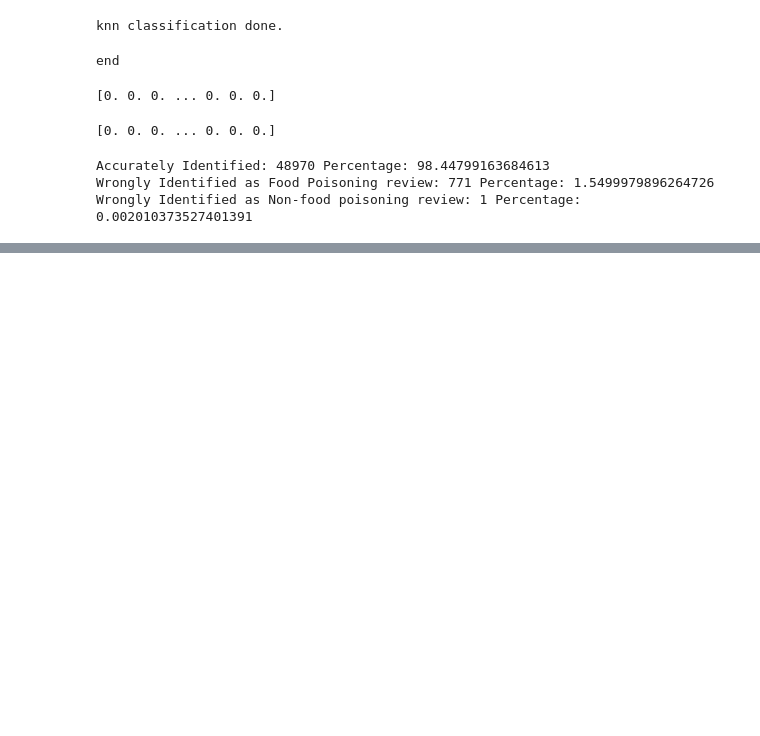
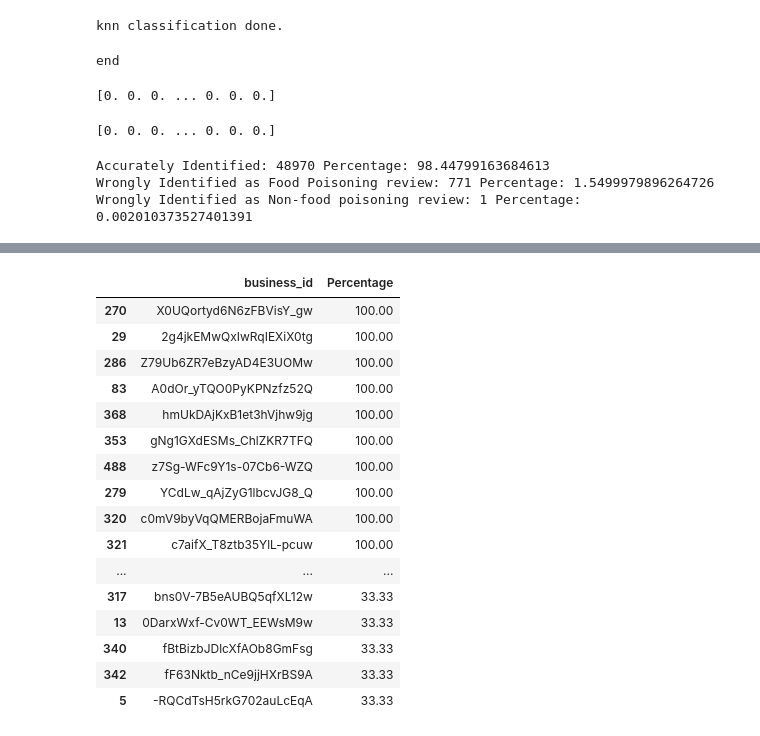
Before and after one commit to eshasah/CMPE_255_Group_4, a Jupyter notebook: Food_poisoning.ipynb, the cells around one changed output, grey strips where cells are left out. Drawn from its saved outputs; the diff is of its cells as text; code cells hidden in the pictures; blank space fills up the shorter version.

```diff
--- a/Food_poisoning.ipynb
+++ b/Food_poisoning.ipynb
@@ -321,0 +441,22 @@ Wrongly Identified as Non-food poisoning review: 1 Percentage: 0.002010373527401
+# %%
+Final_FP = sorted_prob[sorted_prob["Percentage"] > 30.00]
+print(Final_FP)
+print(Final_FP.shape[0]," restaurants have more than 30% chance of giving Food Poisoning to their customers")
+# %% [output]
+|  | business_id | Percentage |
+| 270 | X0UQortyd6N6zFBVisY_gw | 100.00 |
+| 29 | 2g4jkEMwQxIwRqIEXiX0tg | 100.00 |
+| 286 | Z79Ub6ZR7eBzyAD4E3UOMw | 100.00 |
+| 83 | A0dOr_yTQO0PyKPNzfz52Q | 100.00 |
+| 368 | hmUkDAjKxB1et3hVjhw9jg | 100.00 |
+| 353 | gNg1GXdESMs_ChlZKR7TFQ | 100.00 |
+| 488 | z7Sg-WFc9Y1s-07Cb6-WZQ | 100.00 |
+| 279 | YCdLw_qAjZyG1lbcvJG8_Q | 100.00 |
+| 320 | c0mV9byVqQMERBojaFmuWA | 100.00 |
+| 321 | c7aifX_T8ztb35YlL-pcuw | 100.00 |
+| ... | ... | ... |
+| 317 | bns0V-7B5eAUBQ5qfXL12w | 33.33 |
+| 13 | 0DarxWxf-Cv0WT_EEWsM9w | 33.33 |
+| 340 | fBtBizbJDlcXfAOb8GmFsg | 33.33 |
+| 342 | fF63Nktb_nCe9jjHXrBS9A | 33.33 |
+| 5 | -RQCdTsH5rkG702auLcEqA | 33.33 |
```
Also changed, not shown: parts of 11 cells of this notebook.
